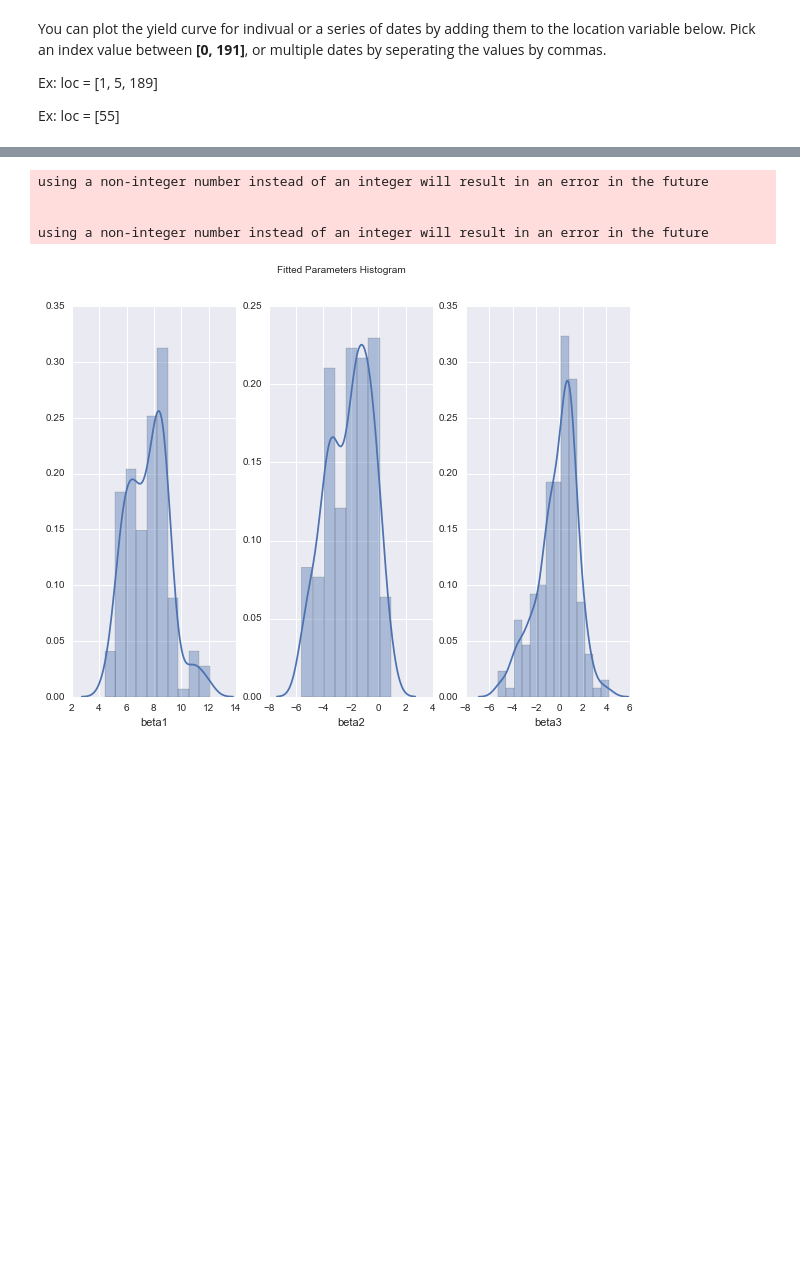
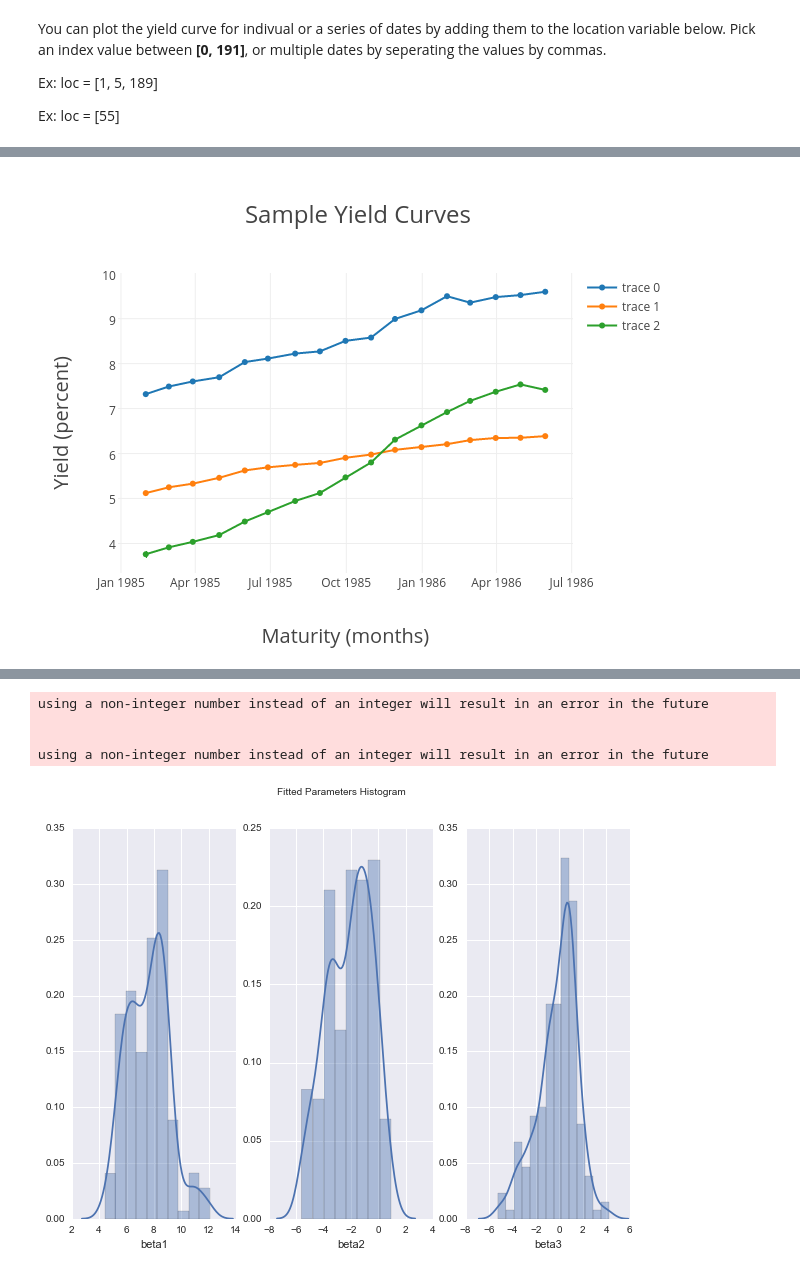
Before and after one commit to 1IfByLAN2IfByC/Diebold_BondYield, a Jupyter notebook: Diebold-Li Model.ipynb, the cells around one changed output, grey strips where cells are left out. Cells and saved outputs as stored; diff of their text form; code cells hidden in the pictures; blank space fills up the shorter version.

```diff
--- a/Diebold-Li Model.ipynb
+++ b/Diebold-Li Model.ipynb
@@ -141,6 +140,8 @@ Ex: loc = [1, 5, 189]
 
 Ex: loc = [55]
 # %%
-loc = [0, 10, 143, 88 ]
-DL.exampleYield(ratedata, loc)
+reload(DL)
+loc = [10, 143, 88]
+fig = DL.exampleYield(ratedata, loc)
+py.plotly.image.ishow(fig)
 # %% [output]
@@ -148,3 +148,4 @@ DL.exampleYield(ratedata, loc)
+[figure, added]
 # %% [markdown]
 ### Fitting Yield Curves
 Each observed Fama-Bliss yield curve (monthly) must be fitted to the Nelson-Siegel curve. Recall however, that $\ref{NS}$ has the exponetial decay term $\lambda$, which makes the estimation nonlinear. Diebold and Li avoid having to employ nonlinear least squares by instead fixing $\lambda=.0609$, the value that maximizes the loading on $\beta_2$, the medium-term factor, with the justifacation being that $\lambda$ sets the maturity at which the loading on $\beta_2$ achieves a maxium. In _Figure 2_ the algorithm for fitting the yield curves is detailed.
```
Also changed, not shown: parts of 11 cells of this notebook, 3 other files.
